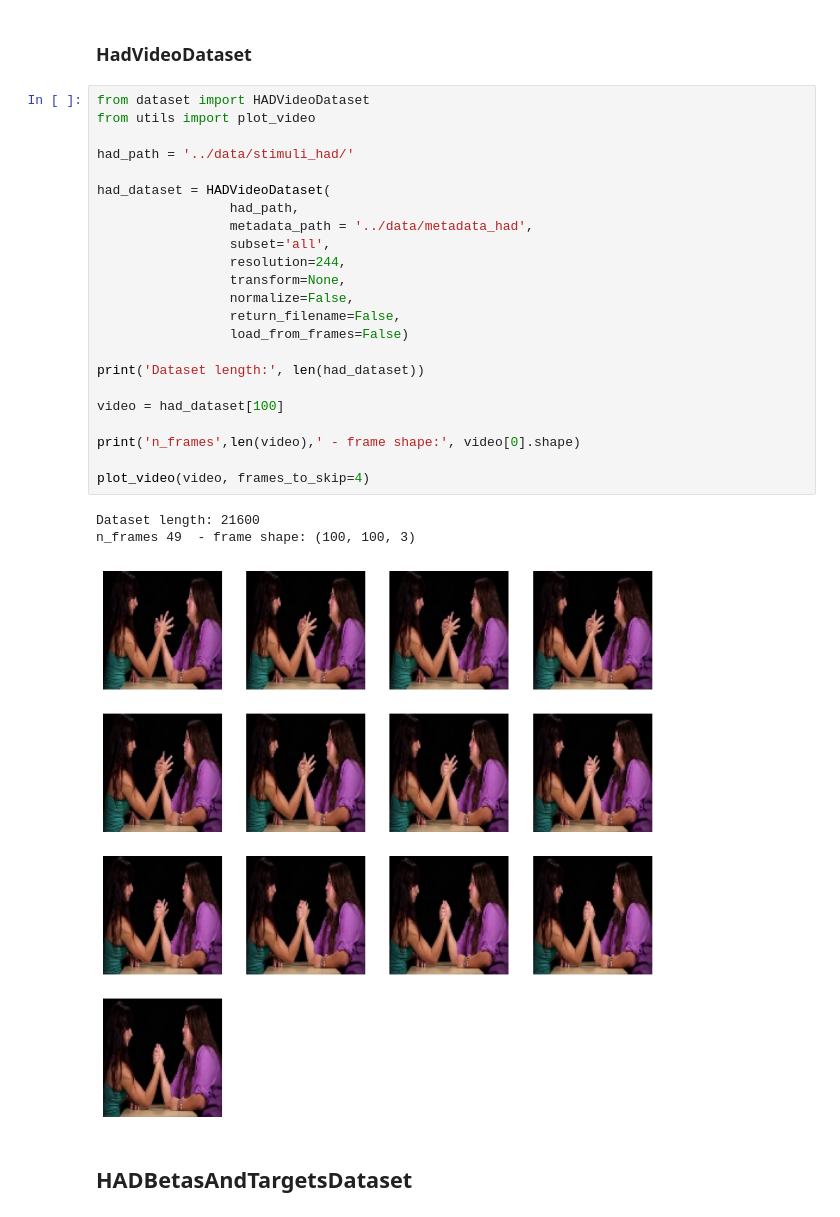
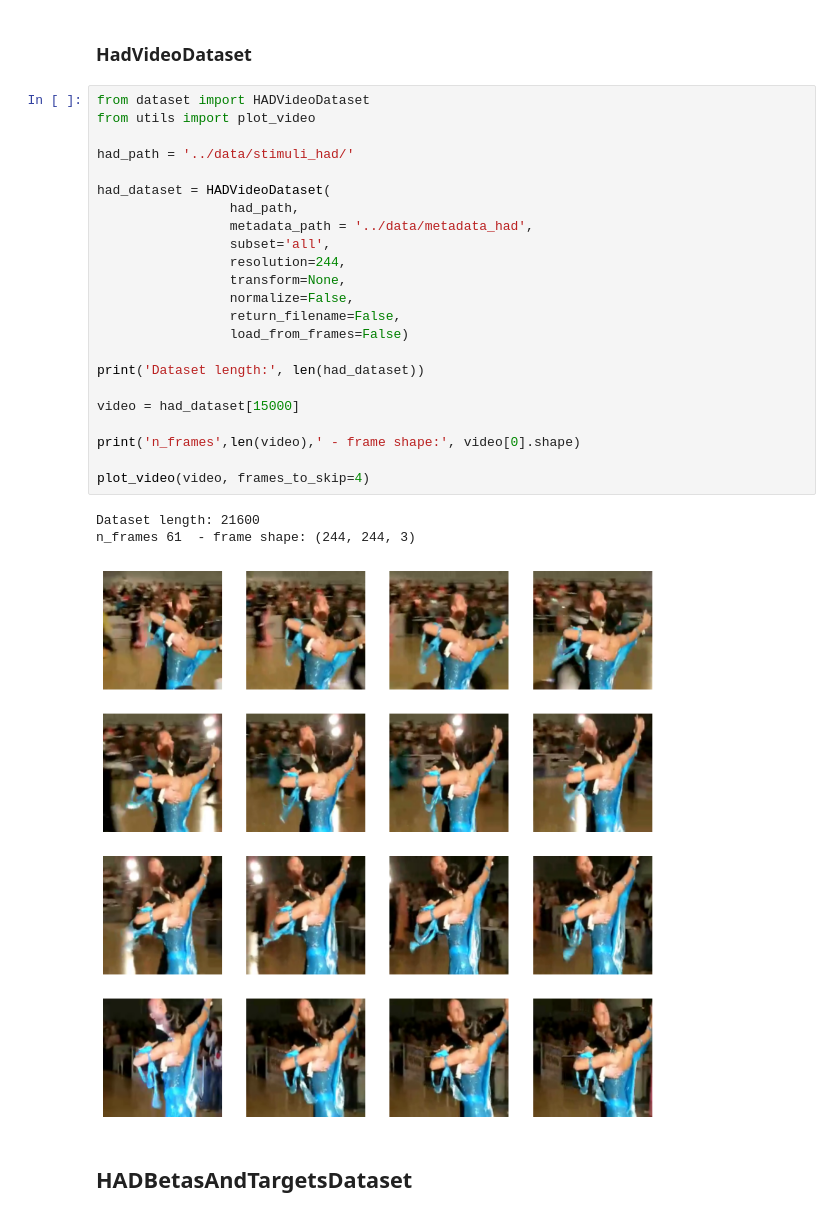
Before and after one commit to cfosco/brain2video, a Jupyter notebook: notebooks/test_datasets.ipynb, the cells around one changed output. Drawn from its saved outputs; the diff is of its cells as text.

```diff
--- a/notebooks/test_datasets.ipynb
+++ b/notebooks/test_datasets.ipynb
@@ -101,30 +101,30 @@ IndexError: list index out of range
 # %%
 from dataset import HADVideoDataset
 from utils import plot_video
 
 had_path = '../data/stimuli_had/'
 
 had_dataset = HADVideoDataset(
                  had_path,
                  metadata_path = '../data/metadata_had',
                  subset='all',
                  resolution=244,
                  transform=None,
                  normalize=False,
                  return_filename=False,
                  load_from_frames=False)
 
 print('Dataset length:', len(had_dataset))
 
-video = had_dataset[100]
+video = had_dataset[15000]
 
 print('n_frames',len(video),' - frame shape:', video[0].shape)
 
 plot_video(video, frames_to_skip=4)
 # %% [output]
 Dataset length: 21600
-n_frames 49  - frame shape: (100, 100, 3)
+n_frames 61  - frame shape: (244, 244, 3)
-[figure, old version]
+[figure, new version]
 # %% [markdown]
 ## HADBetasAndTargetsDataset
 # %%
```
Also changed, not shown: parts of 3 cells of this notebook, 13 other files.
